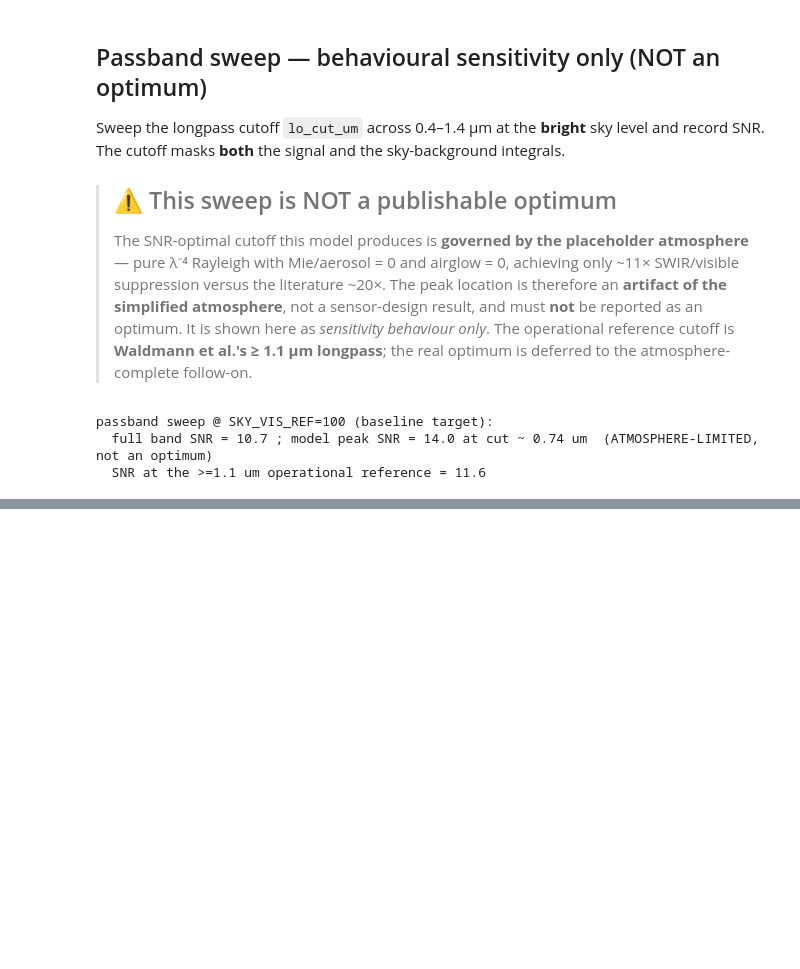
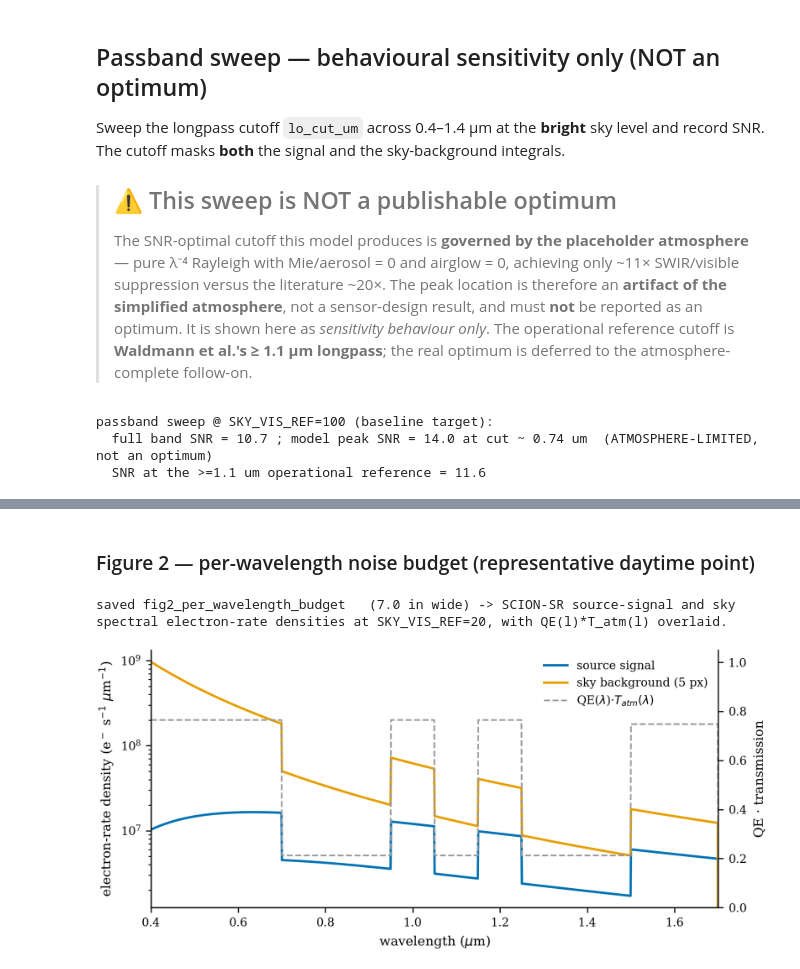
Before and after one commit to KevinKearney/SatSim, a Jupyter notebook: notebooks/radiometric_detector_comparison.ipynb, the cells around one changed output, grey strips where cells are left out. Drawn from its saved outputs; the diff is of its cells as text; code cells hidden in the pictures; blank space fills up the shorter version.

```diff
--- a/notebooks/radiometric_detector_comparison.ipynb
+++ b/notebooks/radiometric_detector_comparison.ipynb
@@ -664,0 +726,27 @@ passband sweep @ SKY_VIS_REF=100 (baseline target):
+# %% [markdown]
+### Figure 2 — per-wavelength noise budget (representative daytime point)
+# %%
+qe_s, _  = qe_of(DET, GRID_UM)
+pitch_s  = noise_params(DET)["pitch_um"] or PITCH_TOY_PLACEHOLDER_UM
+omega_s  = (pitch_s*1e-6/FOCAL_LENGTH_M)**2
+SKY_REP  = 20.0
+S_den   = E_tgt_m * A_TEL*TAU_OPTICS*T_atm * lam_m/(H*C) * qe_s * 1e-6                                  # e-/s/um
+sky_den = sky_radiance_m(GRID_UM, SKY_REP) * A_TEL*omega_s*TAU_OPTICS*T_atm * lam_m/(H*C) * qe_s * N_PIX_PSF * 1e-6
+
+fig, ax = plt.subplots(figsize=(FIGW_DOUBLE, 3.2))
+ax.plot(GRID_UM, S_den,   color=CB["blue"],   label="source signal")
+ax.plot(GRID_UM, sky_den, color=CB["orange"], label="sky background (%d px)" % N_PIX_PSF)
+ax.set_yscale("log"); ax.set_xlabel(r"wavelength ($\mu$m)")
+ax.set_ylabel(r"electron-rate density (e$^-$ s$^{-1}$ $\mu$m$^{-1}$)")
+ax.set_xlim(GRID_UM[0], GRID_UM[-1])
+ax2 = ax.twinx()
+ax2.plot(GRID_UM, qe_s*T_atm, color=CB["grey"], ls="--", lw=1.1, label=r"QE($\lambda$)$\cdot T_{atm}(\lambda)$")
+ax2.set_ylabel(r"QE $\cdot$ transmission"); ax2.set_ylim(0, 1.05)
+ax2.spines["right"].set_visible(True)
+h1,l1 = ax.get_legend_handles_labels(); h2,l2 = ax2.get_legend_handles_labels()
+ax.legend(h1+h2, l1+l2, loc="upper right")
+save_fig(fig, "fig2_per_wavelength_budget", "SCION-SR source-signal and sky spectral electron-rate densities at SKY_VIS_REF=20, with QE(l)*T_atm(l) overlaid.", FIGW_DOUBLE)
+plt.show()
+# %% [output]
+saved fig2_per_wavelength_budget   (7.0 in wide) -> SCION-SR source-signal and sky spectral electron-rate densities at SKY_VIS_REF=20, with QE(l)*T_atm(l) overlaid.
+[figure, added]
```
Also changed, not shown: parts of 10 cells of this notebook, 10 other files.
